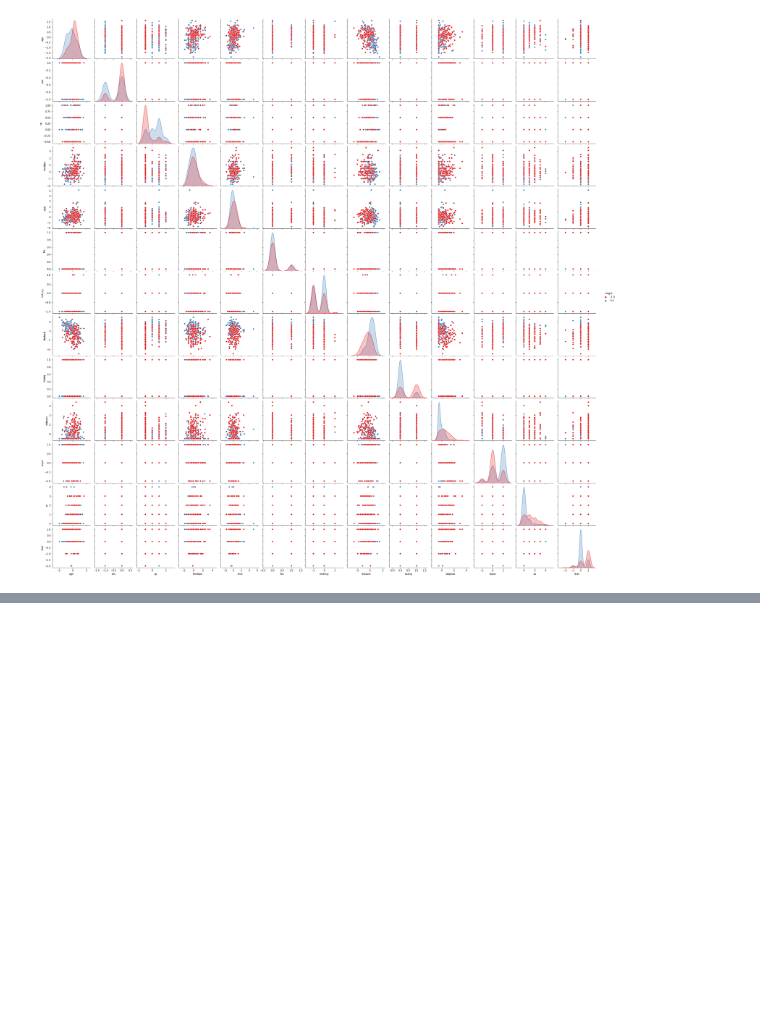
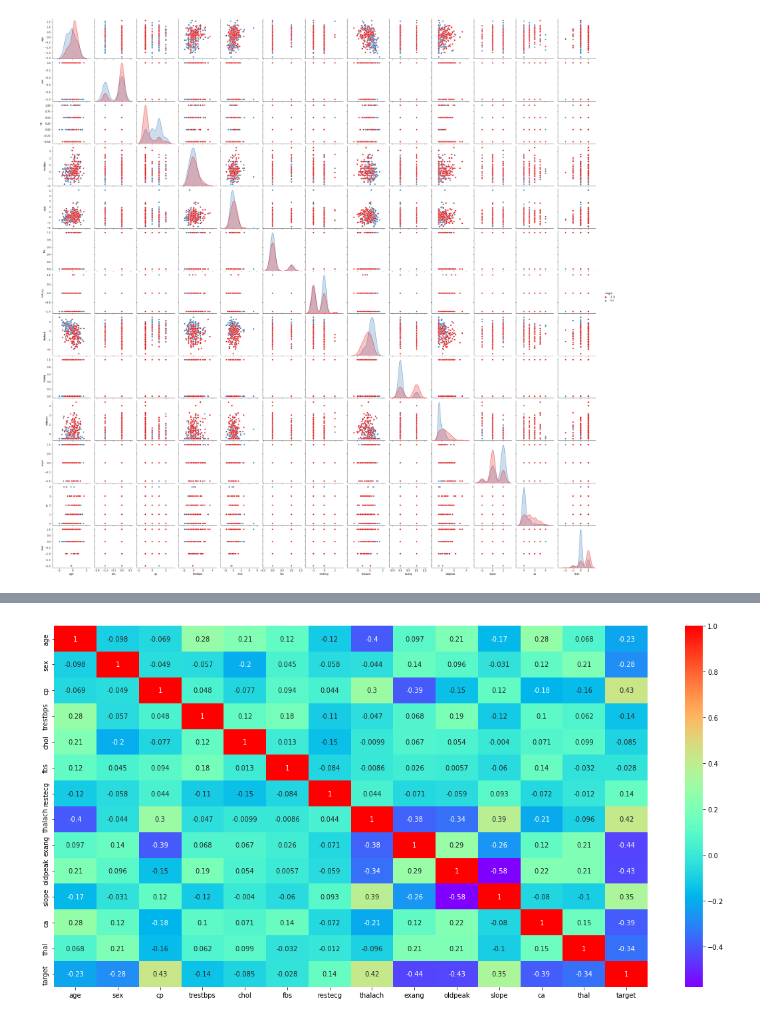
Before and after one commit to catstacks/TDADSAssignments, a Jupyter notebook: Neural_Networks.ipynb, the cells around one changed output, grey strips where cells are left out. Saved outputs shown, nothing was run; the diff lists cells and outputs as text; code cells hidden in the pictures; blank space fills up the shorter version.

```diff
--- a/Neural_Networks.ipynb
+++ b/Neural_Networks.ipynb
@@ -503,0 +527,6 @@ Numerical categories key:
+# %%
+plt.subplots(figsize=(20, 10))
+sns.heatmap(rscaled_heart_df.corr(), annot=True, cmap="rainbow")
+plt.show()
+# %% [output]
+[figure, added]
```
Also changed, not shown: parts of 1 cell of this notebook.
